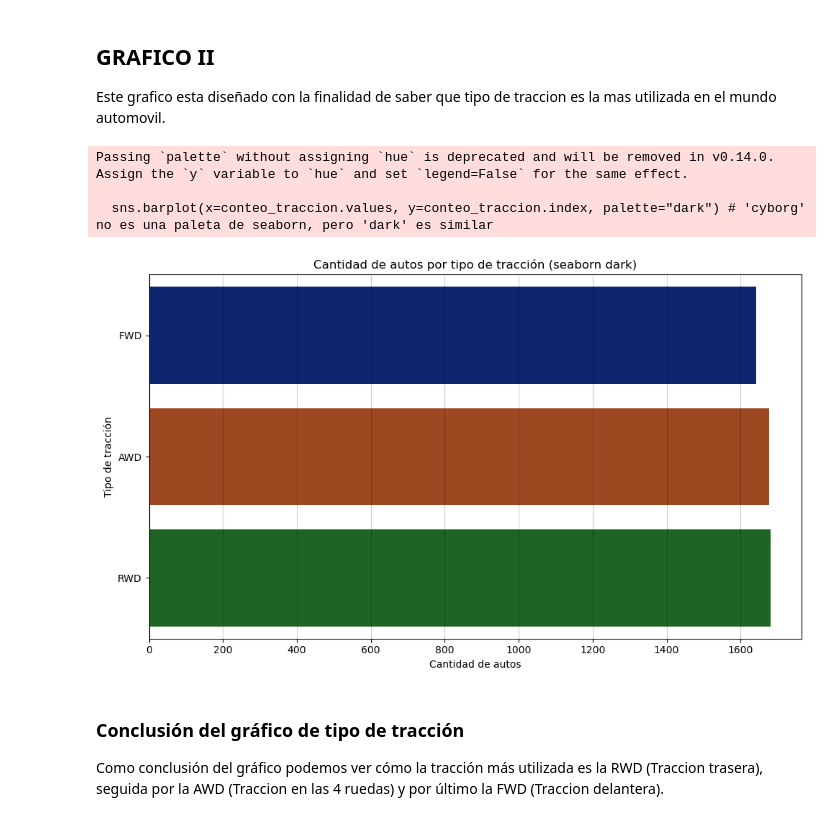
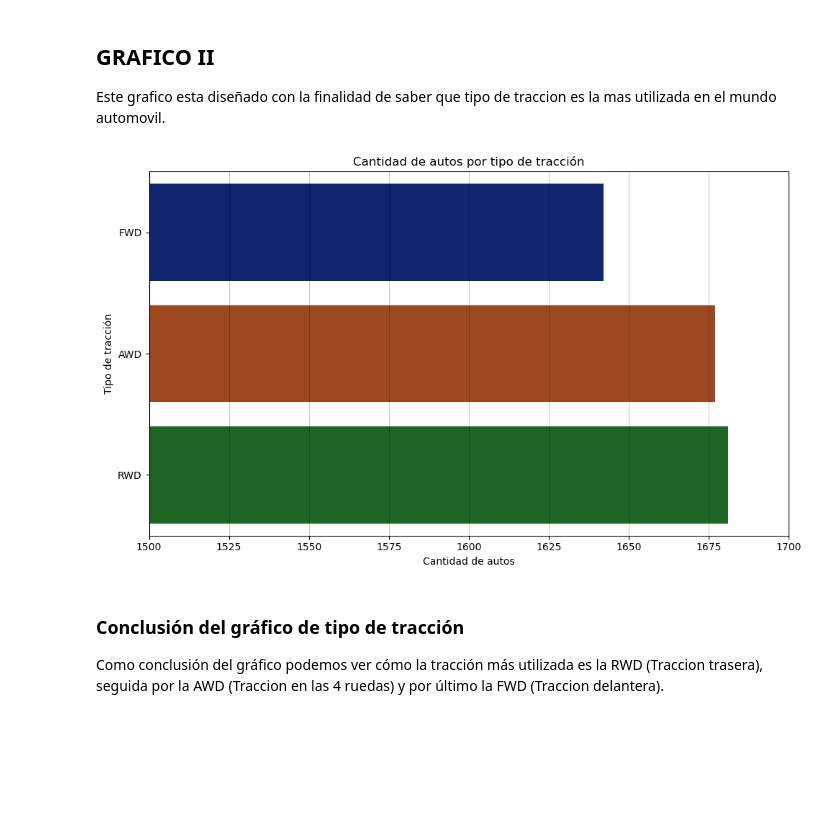
Before and after one commit to joaquinrodriguezi/ProyectoDSParte1Rodriguez, a Jupyter notebook: notebooks/entrenamiento.ipynb, the cells around one changed output. Cells and saved outputs as stored; diff of their text form; code cells hidden in the pictures; blank space fills up the shorter version.

Commit message:
Actualización del borrador y gráficos

```diff
--- a/notebooks/entrenamiento.ipynb
+++ b/notebooks/entrenamiento.ipynb
@@ -95,6 +95,9 @@ decada                   5
 dtype: int64
 
 --- FIN DEL INFORME ---
+# %%
+
+df = df.drop(columns=['Modification'])
 # %% [markdown]
 ## GRAFICO I
 Este grafico esta diseñado con la finalidad de saber en que epoca se fabricaron mas autos.
@@ -122,22 +134,19 @@ Como conclusión del primer gráfico podemos ver claramente cómo los años 1990
 ## GRAFICO II
 Este grafico esta diseñado con la finalidad de saber que tipo de traccion es la mas utilizada en el mundo automovil.
 # %%
-# Gráfico de barras horizontales con seaborn y paleta 'cyborg': cantidad de autos por tipo de tracción
-import seaborn as sns
+# Gráfico de barras horizontales con seaborn: cantidad de autos por tipo de tracción
 conteo_traccion = df['Drivetrain'].value_counts().sort_values()
 plt.figure(figsize=(10,6))
-sns.barplot(x=conteo_traccion.values, y=conteo_traccion.index, palette="dark") # 'cyborg' no es una paleta de seaborn, pero 'dark' es similar
+bars = sns.barplot(x=conteo_traccion.values, y=conteo_traccion.index,hue=conteo_traccion.values, palette="dark", legend=False)
 plt.xlabel('Cantidad de autos')
 plt.ylabel('Tipo de tracción')
-plt.title('Cantidad de autos por tipo de tracción (seaborn dark)')
+plt.title('Cantidad de autos por tipo de tracción')
+plt.xlim(1500, 1700)  # Limitar el eje X entre 1500 y 1700
 plt.grid(axis='x', color='black', alpha=0.2)
 plt.tight_layout()
 plt.show()
 # %% [output]
-Passing `palette` without assigning `hue` is deprecated and will be removed in v0.14.0. Assign the `y` variable to `hue` and set `legend=False` for the same effect.
-
-  sns.barplot(x=conteo_traccion.values, y=conteo_traccion.index, palette="dark") # 'cyborg' no es una paleta de seaborn, pero 'dark' es similar
-[figure, old version]
+[figure, new version]
 # %% [markdown]
 ### Conclusión del gráfico de tipo de tracción
 Como conclusión del gráfico podemos ver cómo la tracción más utilizada es la RWD (Traccion trasera), seguida por la AWD (Traccion en las 4 ruedas) y por último la FWD (Traccion delantera).
```
Also changed, not shown: parts of 1 cell of this notebook.
